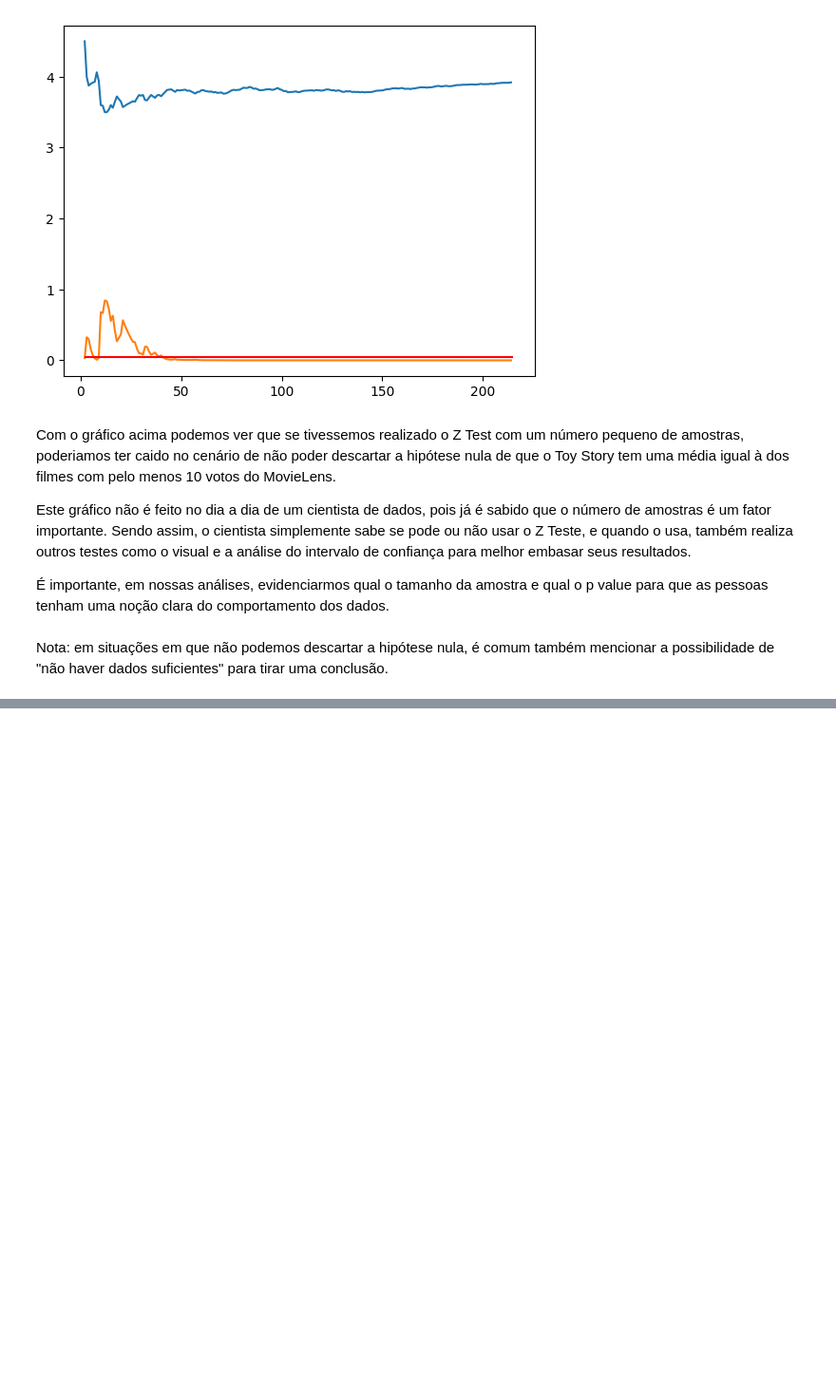
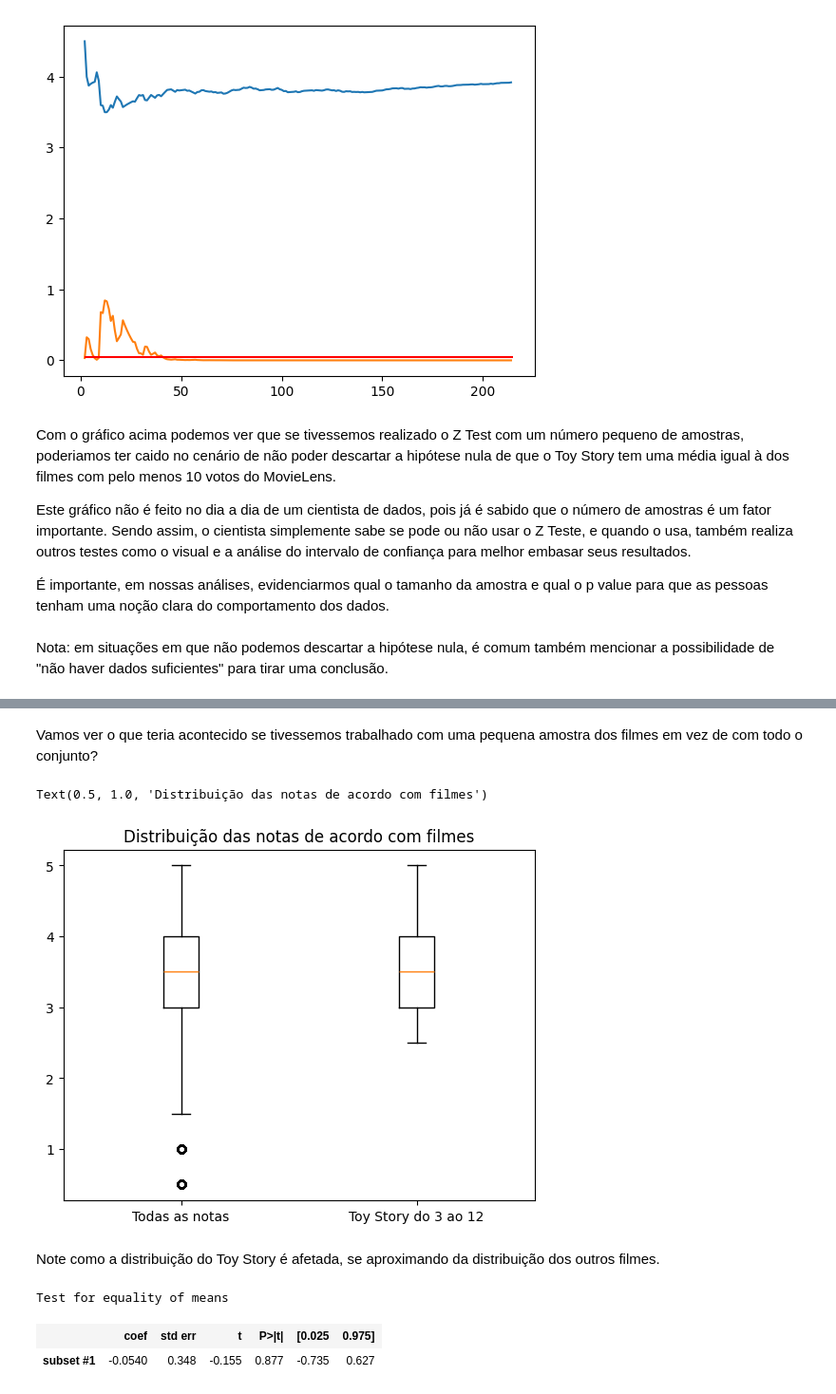
Before and after one commit to fernandowolff/estatistica_python, a Jupyter notebook: testes_estatisticos/Data Science - Introdução a Testes.ipynb, the cells around one changed output, grey strips where cells are left out. Shown: that part at 95% size. Cells and saved outputs as stored; diff of their text form; code cells hidden in the pictures; blank space fills up the shorter version.

```diff
--- a/testes_estatisticos/Data Science - Introdução a Testes.ipynb
+++ b/testes_estatisticos/Data Science - Introdução a Testes.ipynb
@@ -382,0 +432,19 @@ Nota: em situações em que não podemos descartar a hipótese nula, é comum ta
+# %% [markdown]
+Vamos ver o que teria acontecido se tivessemos trabalhado com uma pequena amostra dos filmes em vez de com todo o conjunto?
+# %%
+plt.boxplot([notas.rating, notas1[3:12].rating], labels=["Todas as notas", "Toy Story do 3 ao 12"])
+plt.title("Distribuição das notas de acordo com filmes")
+# %% [output]
+Text(0.5, 1.0, 'Distribuição das notas de acordo com filmes')
+[figure, added]
+# %% [markdown]
+Note como a distribuição do Toy Story é afetada, se aproximando da distribuição dos outros filmes.
+# %%
+descr_todas_as_notas = DescrStatsW(notas.rating)
+descr_filme_1_3_ao_12 = DescrStatsW(notas1[3:12].rating)
+comparacao = descr_todas_as_notas.get_compare(descr_filme_1_3_ao_12)
+comparacao.summary()
+# %% [output]
+Test for equality of means
+|  | coef | std err | t | P>|t| | [0.025 | 0.975] |
+| subset #1 | -0.0540 | 0.348 | -0.155 | 0.877 | -0.735 | 0.627 |
```
Also changed, not shown: parts of 40 cells of this notebook.
